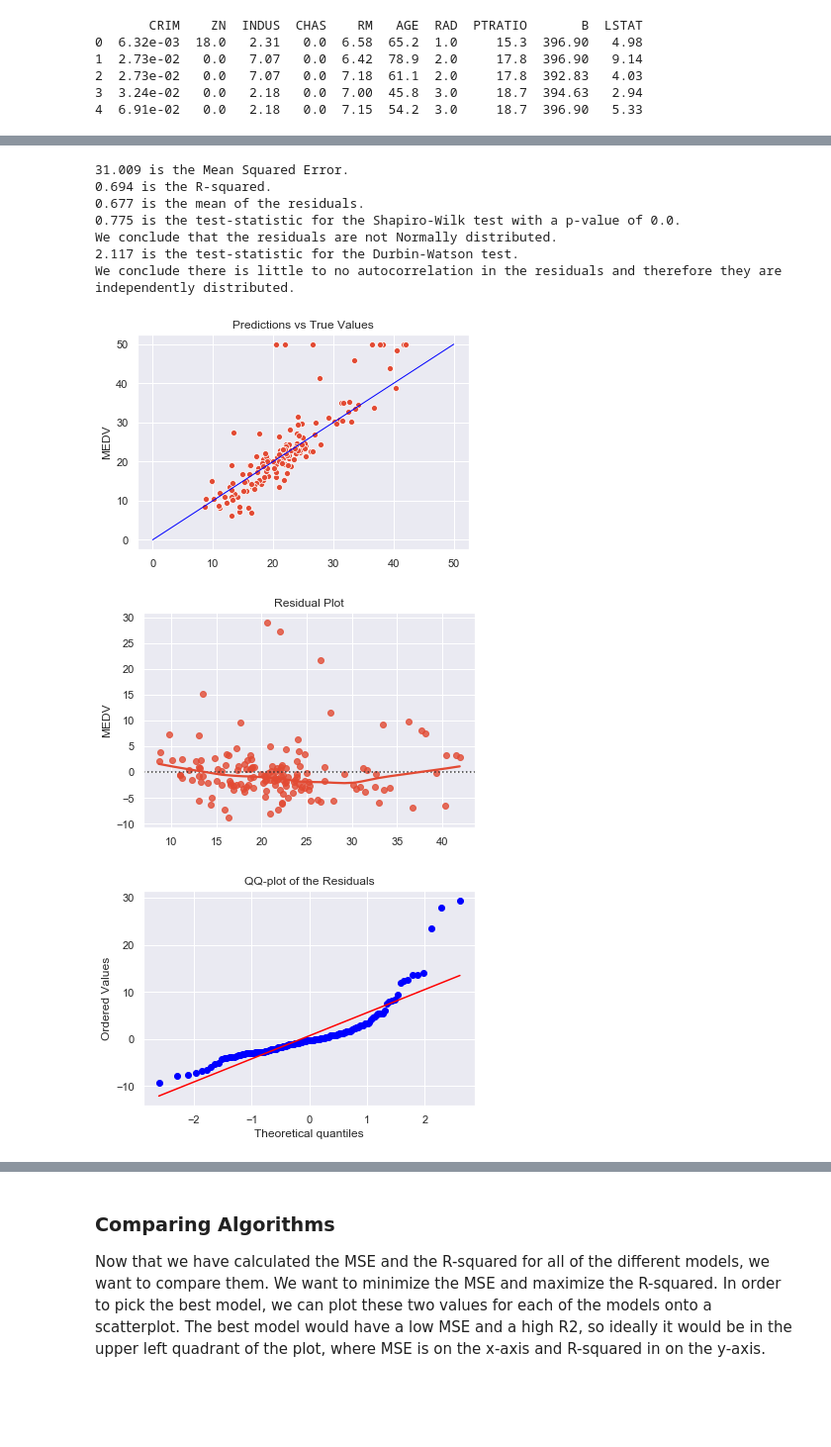
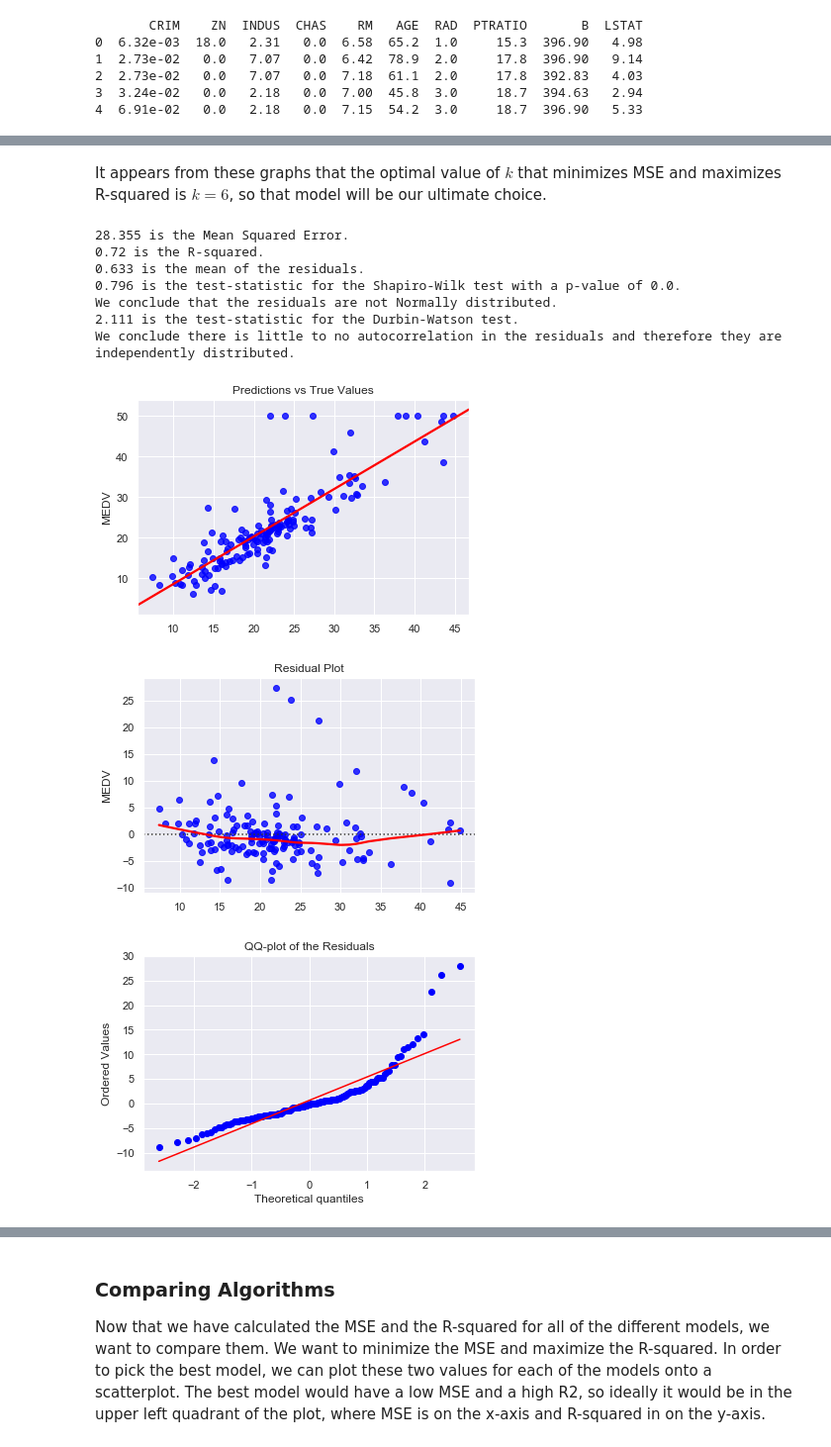
Before and after one commit to jstevenr/housing-price-regression, a Jupyter notebook: housing-prices.ipynb, the cells around one changed output, grey strips where cells are left out. Shown at 99% size. Cells and saved outputs as stored; diff of their text form; code cells hidden in the pictures; blank space fills up the shorter version.

Commit message:
Adding explanations for more of the model fitting algorithms. Also added a place for varying to value for k in k-nearest neighbors algorithm.

```diff
--- a/housing-prices.ipynb
+++ b/housing-prices.ipynb
@@ -5,6 +5,7 @@ import numpy as np
 import matplotlib.pyplot as plt
 %matplotlib inline
 import seaborn as sns
+sns.set_palette("coolwarm")
 plt.style.use('ggplot')
 
 from scipy import stats
@@ -135,6 +136,5 @@ upper = corr_matrix.where(np.triu(np.ones(corr_matrix.shape), k=1).astype(np.boo
 
 # Find index of feature columns with correlation greater than 0.75
 to_drop = [column for column in upper.columns if any(upper[column] > 0.75)]
-to_drop.append('MEDV') # adding response variable to drop list
 print(to_drop)
 # %% [output]
@@ -145,7 +145,7 @@ It appears that `NOX`, `DIS`, and `TAX` are highly correlated with one another s
 Now that we've taken care of that, we want to look at the distribution of the response variable, `MEDV`, by visualizing it in a histogram and a normal probability plot.
 # %%
 # drop the highly correlated features
-X = df.drop(df[to_drop], axis = 1)
+X = X.drop(X[to_drop], axis = 1)
 X.head()
 # %% [output]
 |  | CRIM | ZN | INDUS | CHAS | RM | AGE | RAD | PTRATIO | B | LSTAT |
@@ -260,13 +260,13 @@ def plot_model_diagnostics(y_pred, y_test, residuals):
 
     # Predictions vs True Values
     plt.figure()
-    sns.scatterplot(x = y_pred, y = y_test)
-    plt.plot([0, 50], [0, 50], linewidth = 1, color = "blue")
+    sns.regplot(x = y_pred, y = y_test, ci = None, scatter_kws = {'color': 'b'}, line_kws = {'color': 'r'})
+    # plt.plot([0, 50], [0, 50], linewidth = 1, color = "blue")
     plt.title("Predictions vs True Values")
 
     # Residual Plot
     plt.figure()
-    sns.residplot(x = y_pred, y = y_test, lowess = True)
+    sns.residplot(x = y_pred, y = y_test, lowess = True, scatter_kws = {'color': 'b'}, line_kws = {'color': 'r'})
     plt.title("Residual Plot")
 
     # QQ-plot
@@ -384,31 +458,33 @@ We conclude there is little to no autocorrelation in the residuals and therefore
+# %% [markdown]
+It appears from these graphs that the optimal value of $k$ that minimizes MSE and maximizes R-squared is $ k = 6 $, so that model will be our ultimate choice.
 # %%
 # KNN Regression
-regr_KNN = KNeighborsRegressor(n_neighbors = 10, weights = 'distance', algorithm = 'auto')
+regr_KNN = KNeighborsRegressor(n_neighbors = 6, weights = 'distance', algorithm = 'auto')
 model_KNN = regr_KNN.fit(X_train, y_train)
 predictions_KNN = model_KNN.predict(X_test)
 
 # MSE
 mse_KNN = round(mean_squared_error(y_test, predictions_KNN), 3)
 print("{} is the Mean Squared Error.".format(mse_KNN))
 
 # R-squared
 r2_KNN = round(model_KNN.score(X_test, y_test), 3)
 print("{} is the R-squared.".format(r2_KNN))
 
 # Residuals
 residuals_KNN = y_test - predictions_KNN
 residual_tests(residuals_KNN)
 
 # Plotting
 plot_model_diagnostics(predictions_KNN, y_test, residuals_KNN)
 # %% [output]
-31.009 is the Mean Squared Error.
-0.694 is the R-squared.
-0.677 is the mean of the residuals.
-0.775 is the test-statistic for the Shapiro-Wilk test with a p-value of 0.0.
+28.355 is the Mean Squared Error.
+0.72 is the R-squared.
+0.633 is the mean of the residuals.
+0.796 is the test-statistic for the Shapiro-Wilk test with a p-value of 0.0.
 We conclude that the residuals are not Normally distributed.
-2.117 is the test-statistic for the Durbin-Watson test.
+2.111 is the test-statistic for the Durbin-Watson test.
 We conclude there is little to no autocorrelation in the residuals and therefore they are independently distributed.
-[figure, old version]
+[figure, new version]
-[figure, old version]
+[figure, new version]
-[figure, old version]
+[figure, new version]
```
Also changed, not shown: parts of 19 cells of this notebook.
